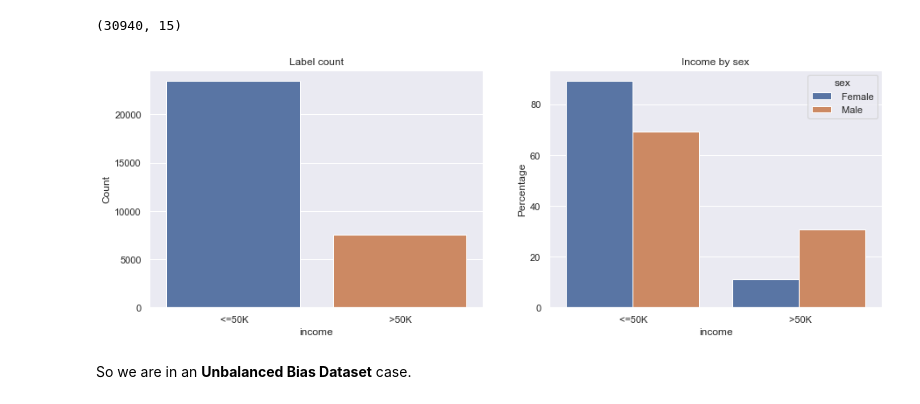
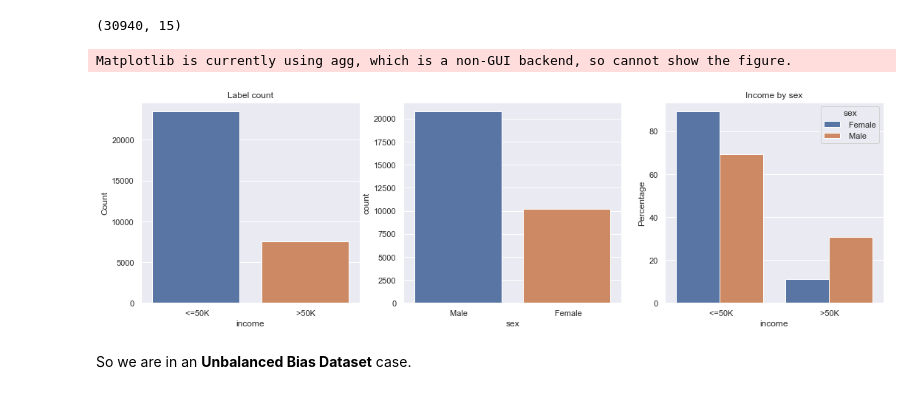
Before and after one commit to giordanoDaloisio/bias-mitigation-methods, a Jupyter notebook: Adult.ipynb, the cells around one changed output. Drawn from its saved outputs; the diff is of its cells as text; code cells hidden in the pictures.

```diff
--- a/Adult.ipynb
+++ b/Adult.ipynb
@@ -391,21 +435,19 @@ adult_df.shape
 # %% [output]
 (30940, 15)
 # %%
-fig,ax = plt.subplots(1,2,figsize=(15,5))
+fig,ax = plt.subplots(1,3,figsize=(18,5))
 sns.barplot(x='income', y='percentage',
             data=adult_df[['sex','income']].groupby('sex')['income'].value_counts(normalize=True).rename('percentage').mul(100).reset_index(),
             hue='sex',
-            ax=ax[1])
+            ax=ax[2])
 sns.countplot(x='income', data=adult_df, ax=ax[0])
-#sns.barplot(x='income', y='percentage',
-#            data=adult_df[['race','income']].groupby('race')['income'].value_counts(normalize=True).rename('percentage').mul(100).reset_index(),
-#            hue='race',
-#            ax=ax[1])
-ax[1].set(ylabel='Percentage', title="Income by sex")
+sns.countplot(x='sex', data=adult_df, ax=ax[1])
+ax[2].set(ylabel='Percentage', title="Income by sex")
 ax[0].set(ylabel='Count', title="Label count")
 plt.show()
 # %% [output]
+Matplotlib is currently using agg, which is a non-GUI backend, so cannot show the figure.
-[figure, old version]
+[figure, new version]
 # %% [markdown]
 So we are in an **Unbalanced Bias Dataset** case.
 # %% [markdown]
```
Also changed, not shown: parts of 33 cells of this notebook, 2 other files.
